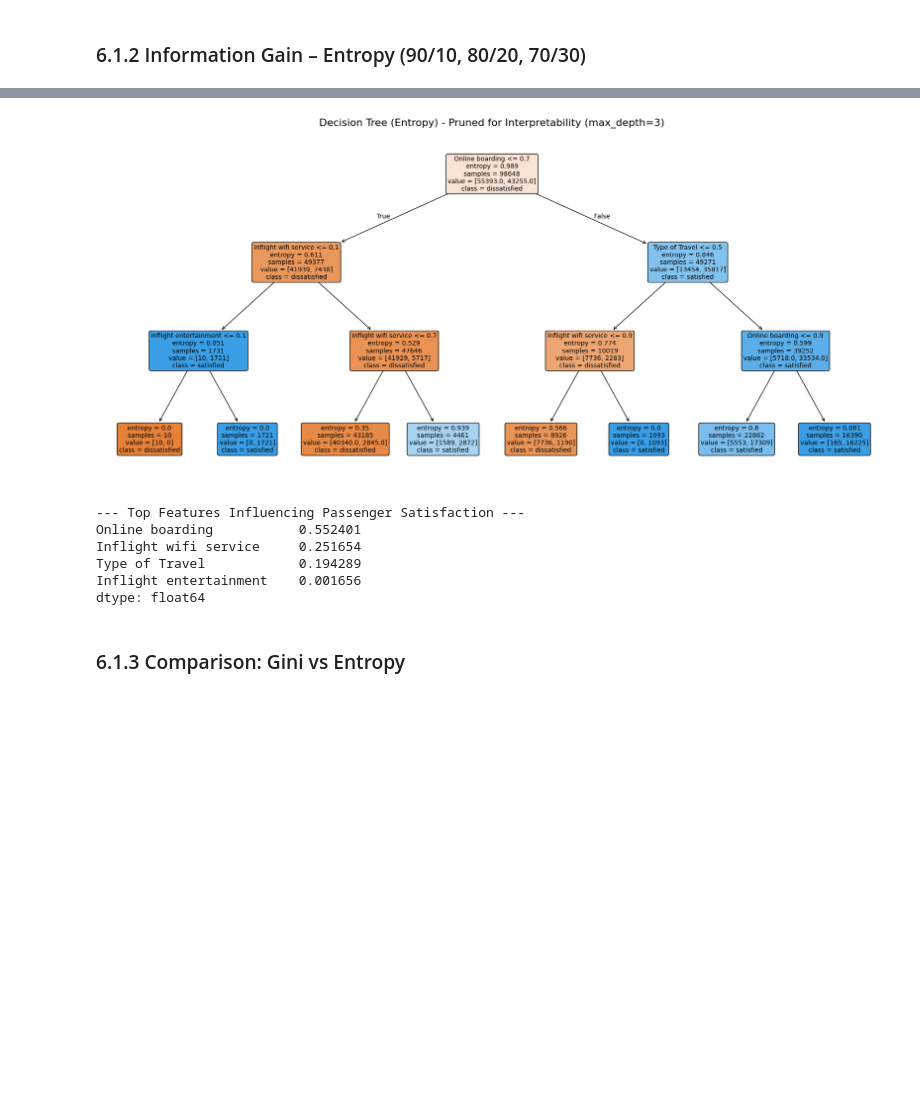
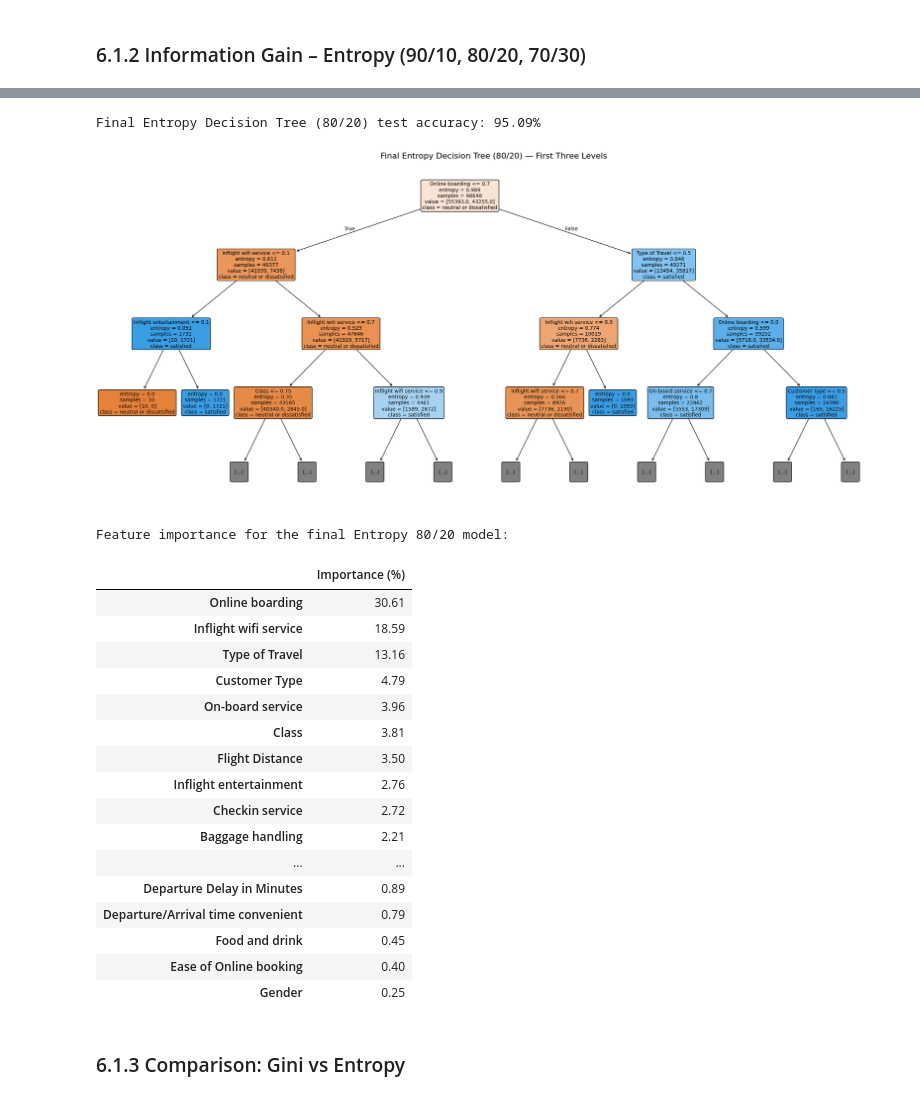
Before and after one commit to Layal06-gh/IT326-Airline-Satisfaction, a Jupyter notebook: Reports/Phase3.ipynb, the cells around one changed output, grey strips where cells are left out. Drawn from its saved outputs; the diff is of its cells as text; code cells hidden in the pictures; blank space fills up the shorter version.

```diff
--- a/Reports/Phase3.ipynb
+++ b/Reports/Phase3.ipynb
@@ -730,7 +730,7 @@ for i, test_size in enumerate(splits):
     results.append([label, round(train_acc * 100, 2), round(test_acc * 100, 2)])
 
     cm = confusion_matrix(y_te, y_pred, labels=[1, 0])
-    ConfusionMatrixDisplay(cm, display_labels=['satisfied', 'dissatisfied']).plot(
+    ConfusionMatrixDisplay(cm, display_labels=['satisfied', 'neutral or dissatisfied']).plot(
         ax=axes[i], cmap='Blues', values_format='d', colorbar=False
     )
     axes[i].set_title(f"Gini – {label}")
@@ -795,7 +795,7 @@ for i, test_size in enumerate(splits):
     entropy_results.append([label, round(train_acc * 100, 2), round(test_acc * 100, 2)])
 
     cm = confusion_matrix(y_te, y_pred, labels=[1, 0])
-    ConfusionMatrixDisplay(cm, display_labels=['satisfied', 'dissatisfied']).plot(
+    ConfusionMatrixDisplay(cm, display_labels=['satisfied', 'neutral or dissatisfied']).plot(
         ax=axes[i], cmap='Greens', values_format='d', colorbar=False
     )
     axes[i].set_title(f"Entropy – {label}")
@@ -820,32 +820,58 @@ display(df_entropy_results)
 # %%
 from sklearn.tree import plot_tree
 
-X_tr, X_te, y_tr, y_te = train_test_split(X, y, test_size=0.2, random_state=42, stratify=y)
+# Refit the same configuration evaluated for Entropy with the 80/20 partition.
+# The complete tree is trained; max_depth=3 only limits the visible levels.
+X_tr, X_te, y_tr, y_te = train_test_split(
+    X, y, test_size=0.2, random_state=42, stratify=y
+)
+final_entropy_tree = DecisionTreeClassifier(criterion='entropy', random_state=42)
+final_entropy_tree.fit(X_tr, y_tr)
 
-pruned_tree = DecisionTreeClassifier(criterion='entropy', max_depth=3, random_state=42)
-pruned_tree.fit(X_tr, y_tr)
+final_accuracy = accuracy_score(y_te, final_entropy_tree.predict(X_te))
+print(f"Final Entropy Decision Tree (80/20) test accuracy: {final_accuracy*100:.2f}%")
 
 plt.figure(figsize=(22, 10))
-plot_tree(pruned_tree,
-          feature_names=X.columns,
-          class_names=['dissatisfied', 'satisfied'],
-          filled=True,
-          rounded=True,
-          fontsize=10)
-plt.title("Decision Tree (Entropy) - Pruned for Interpretability (max_depth=3)", fontsize=16)
+plot_tree(
+    final_entropy_tree,
+    max_depth=3,  # Plot only the first 3 levels; do NOT prune the model.
+    feature_names=X.columns,
+    class_names=['neutral or dissatisfied', 'satisfied'],
+    filled=True,
+    rounded=True,
+    fontsize=10
+)
+plt.title('Final Entropy Decision Tree (80/20) — First Three Levels', fontsize=16)
+plt.tight_layout()
 plt.show()
 
-importances = pd.Series(pruned_tree.feature_importances_, index=X.columns).sort_values(ascending=False)
-print("\n--- Top Features Influencing Passenger Satisfaction ---")
-print(importances[importances > 0])
+# Feature importances must come from the SAME evaluated model shown above.
+final_importance = pd.Series(
+    final_entropy_tree.feature_importances_, index=X.columns
+).sort_values(ascending=False)
+print('Feature importance for the final Entropy 80/20 model:')
+display((100 * final_importance[final_importance > 0]).round(2).to_frame('Importance (%)'))
 # %% [output]
+Final Entropy Decision Tree (80/20) test accuracy: 95.09%
-[figure, old version]
+[figure, new version]
---- Top Features Influencing Passenger Satisfaction ---
-Online boarding           0.552401
-Inflight wifi service     0.251654
-Type of Travel            0.194289
-Inflight entertainment    0.001656
-dtype: float64
+Feature importance for the final Entropy 80/20 model:
+|  | Importance (%) |
+| Online boarding | 30.61 |
+| Inflight wifi service | 18.59 |
+| Type of Travel | 13.16 |
+| Customer Type | 4.79 |
+| On-board service | 3.96 |
+| Class | 3.81 |
+| Flight Distance | 3.50 |
+| Inflight entertainment | 2.76 |
+| Checkin service | 2.72 |
+| Baggage handling | 2.21 |
+| ... | ... |
+| Departure Delay in Minutes | 0.89 |
+| Departure/Arrival time convenient | 0.79 |
+| Food and drink | 0.45 |
+| Ease of Online booking | 0.40 |
+| Gender | 0.25 |
 # %% [markdown]
 ### 6.1.3 Comparison: Gini vs Entropy
 # %% [markdown]
```
Also changed, not shown: parts of 19 cells of this notebook.
